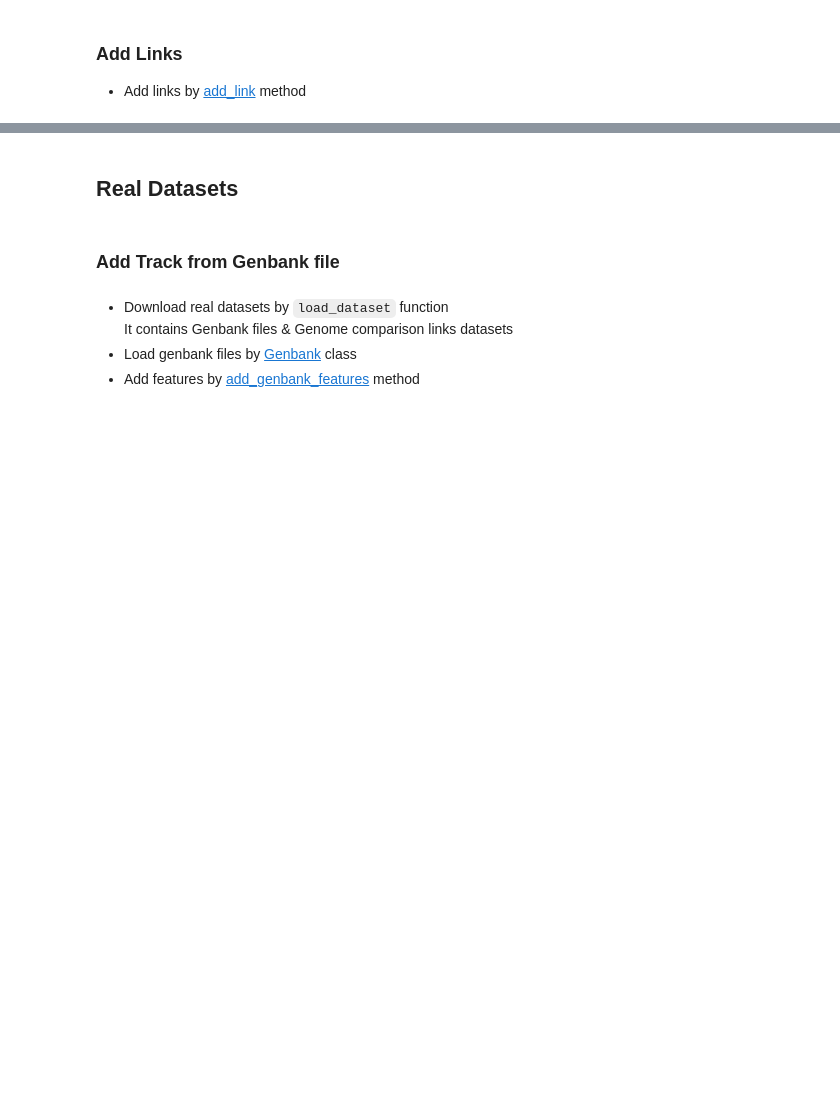
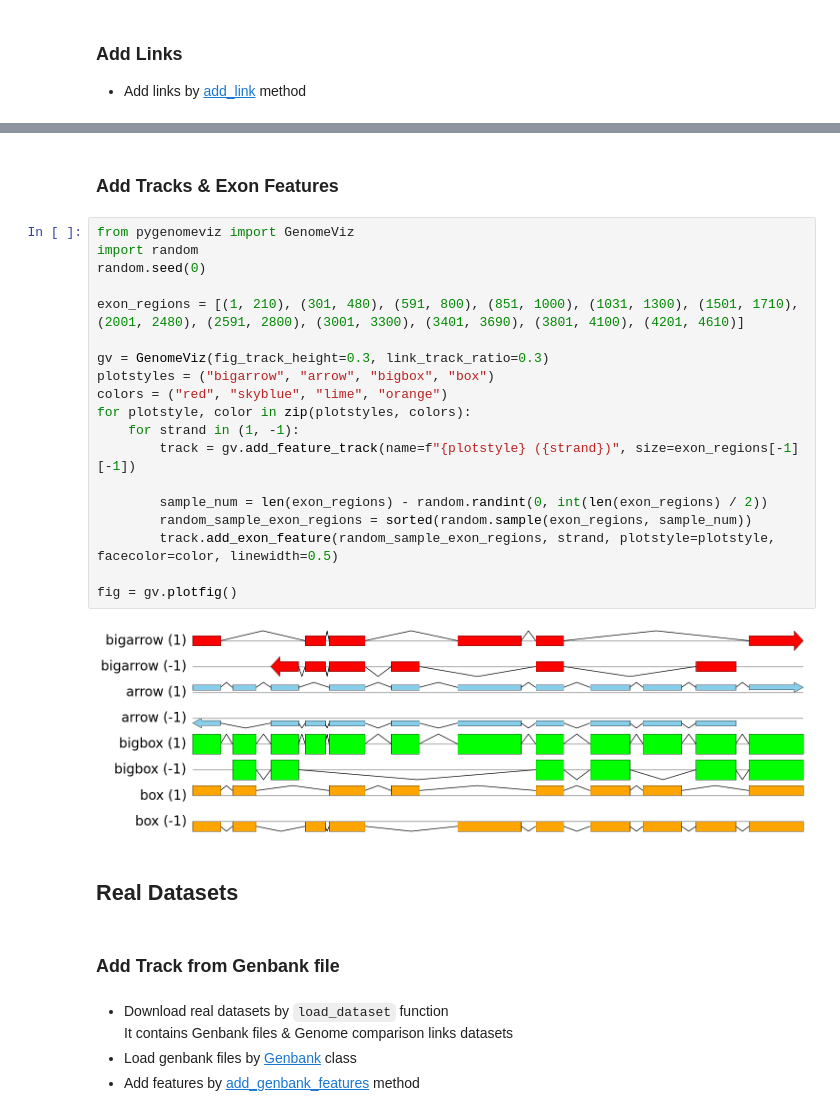
Before and after one commit to moshi4/pyGenomeViz, a Jupyter notebook: docs/getting_started.ipynb, the cells around one changed output, grey strips where cells are left out. Saved outputs shown, nothing was run; the diff lists cells and outputs as text; blank space fills up the shorter version.

```diff
--- a/docs/getting_started.ipynb
+++ b/docs/getting_started.ipynb
@@ -100,3 +122,26 @@ fig = gv.plotfig()
+# %% [markdown]
+### Add Tracks & Exon Features
+# %%
+from pygenomeviz import GenomeViz
+import random
+random.seed(0)
+
+exon_regions = [(1, 210), (301, 480), (591, 800), (851, 1000), (1031, 1300), (1501, 1710), (2001, 2480), (2591, 2800), (3001, 3300), (3401, 3690), (3801, 4100), (4201, 4610)]
+
+gv = GenomeViz(fig_track_height=0.3, link_track_ratio=0.3)
+plotstyles = ("bigarrow", "arrow", "bigbox", "box")
+colors = ("red", "skyblue", "lime", "orange")
+for plotstyle, color in zip(plotstyles, colors):
+    for strand in (1, -1):
+        track = gv.add_feature_track(name=f"{plotstyle} ({strand})", size=exon_regions[-1][-1])
+
+        sample_num = len(exon_regions) - random.randint(0, int(len(exon_regions) / 2))
+        random_sample_exon_regions = sorted(random.sample(exon_regions, sample_num))
+        track.add_exon_feature(random_sample_exon_regions, strand, plotstyle=plotstyle, facecolor=color, linewidth=0.5)
+
+fig = gv.plotfig()
+# %% [output]
+[figure, added]
 # %% [markdown]
 ## Real Datasets
 # %% [markdown]
```
Also changed, not shown: parts of 10 cells of this notebook, 16 other files.
